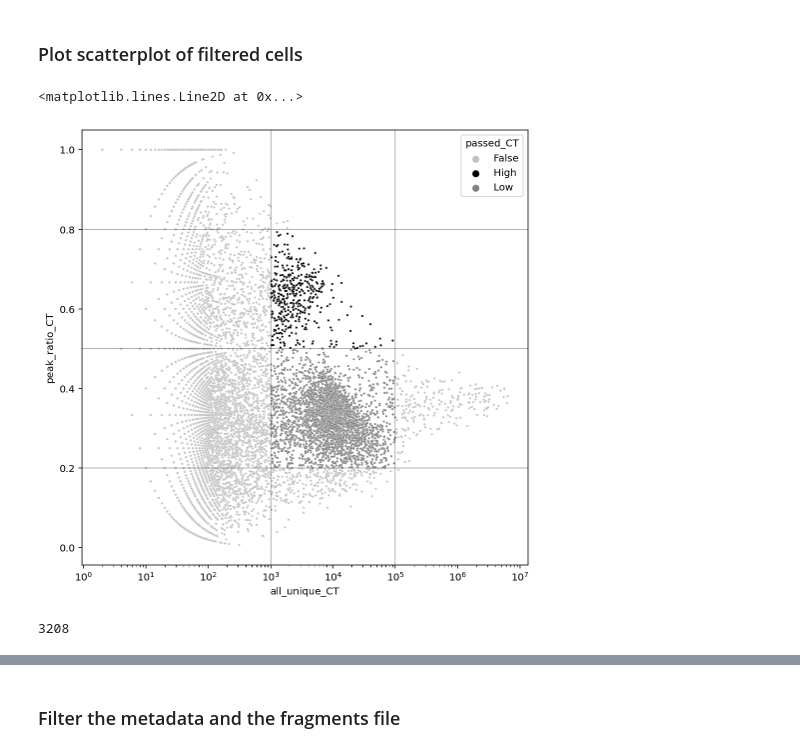
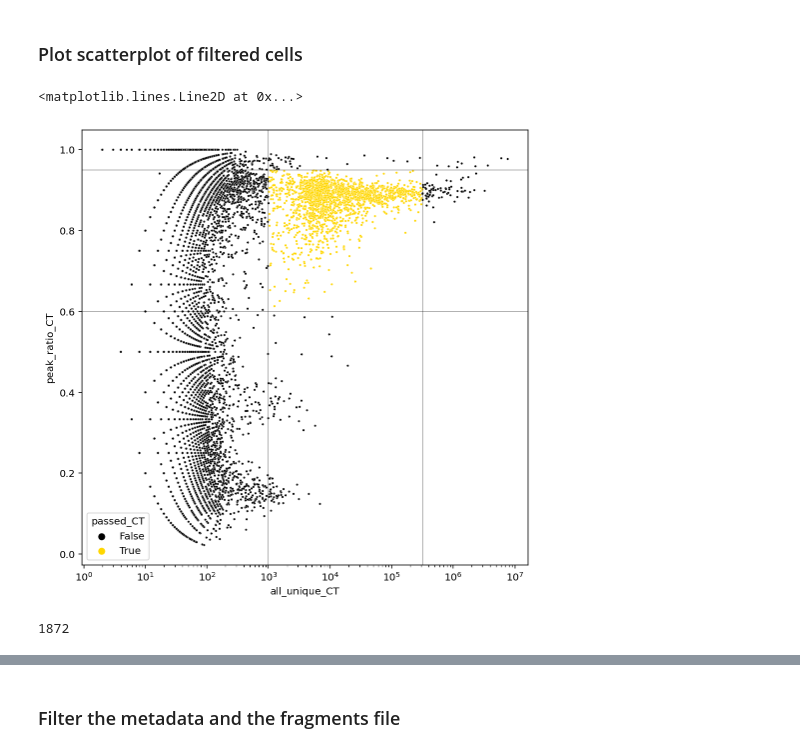
Before and after one commit to mkabbe/snATACnanoCT_AdultHumanCNS, a Jupyter notebook: src/CT_pre-processing/process_cellranger.ipynb, the cells around one changed output, grey strips where cells are left out. Saved outputs shown, nothing was run; the diff lists cells and outputs as text; code cells hidden in the pictures.

```diff
--- a/src/CT_pre-processing/process_cellranger.ipynb
+++ b/src/CT_pre-processing/process_cellranger.ipynb
@@ -33,6 +31,7 @@ metadata_file = "../CT_fragments/{}-singlecell.csv".format(ab_dict[antibody])
 # %%
 all_barcodes = pd.read_csv(all_barcode_files, sep="\t", header=None, index_col=False, names=["all_unique_CT", "barcode"])
-peak_barcodes = pd.read_csv(peak_barcodes_file, sep="\t", header=None, index_col=False, names=["peak_CT","barcode"])
+rlxd_peak_bcd = pd.read_csv(rlxd_peak_barcodes_file, sep="\t", header=None, index_col=False, names=["peak_CT","barcode"])
+strng_peak_bcd = pd.read_csv(strng_peak_barcodes_file, sep="\t", header=None, index_col=False, names=["peak_CT","barcode"])
 metadata = pd.read_csv(metadata_file, sep=",", header=0)
 # %%
 if "NO_BARCODE" in metadata.barcode.values:
@@ -41,23 +40,29 @@ if "NO_BARCODE" in metadata.barcode.values:
 metadata["logUMI"] = np.log10(metadata.passed_filters + 1)
 metadata["promoter_ratio_10x"] = (metadata.promoter_region_fragments + 1)/(metadata.passed_filters + 1)
 metadata["peak_region_ratio_10x"] = (metadata.peak_region_fragments + 1)/(metadata.passed_filters + 1)
-# %%
-bcd = pd.merge(peak_barcodes, all_barcodes)[["barcode", "all_unique_CT", "peak_CT"]]
-bcd["peak_ratio_CT"] = bcd.peak_CT / bcd.all_unique_CT
-
-metadata = pd.merge(metadata, bcd)
-metadata["passed_CT"] = "False"
+# %%
+rlxd_bcd = pd.merge(rlxd_peak_bcd, all_barcodes)[["barcode", "all_unique_CT", "peak_CT"]]
+strng_bcd = pd.merge(strng_peak_bcd, all_barcodes)[["barcode", "all_unique_CT", "peak_CT"]]
+rlxd_bcd["peak_ratio_CT"] = rlxd_bcd.peak_CT / rlxd_bcd.all_unique_CT
+strng_bcd["peak_ratio_CT"] = strng_bcd.peak_CT / strng_bcd.all_unique_CT
+
+metadata_rlx = pd.merge(metadata, rlxd_bcd)
+metadata_rlx["passed_CT"] = "False"
+metadata_str = pd.merge(metadata, strng_bcd)
+metadata_str["passed_CT"] = "False"
 # %% [markdown]
 ### Set thresholds for filtering
 # %%
 cutoff_reads_min = 10**3
-cutoff_read_max = 10**5
+cutoff_read_max = 10**5.5
 
 if antibody == "H3K27ac":
-    cutoff_peak_percentage_low = 0.2
-    cutoff_peak_percentage_medium = 0.5
+    cutoff_peak_percentage_low = 0.6
+    cutoff_peak_percentage_high = 0.95
+elif antibody == "H3K4me3":
+    cutoff_peak_percentage_low = 0.5
+    cutoff_peak_percentage_high = 0.98
+elif antibody == "H3K27me3":
+    cutoff_peak_percentage_low = 0.4
     cutoff_peak_percentage_high = 0.8
-elif antibody == "H3K4me3":
-    cutoff_peak_percentage_low = 0.2
-    cutoff_peak_percentage_high = 0.98
 # %%
@@ -78,18 +78,17 @@ metadata.loc[(metadata.all_unique_CT > cutoff_reads_min) &
 # %% [markdown]
 ### Plot scatterplot of filtered cells
 # %%
-cell_plot = sns.scatterplot(data=metadata, x="all_unique_CT", y="peak_ratio_CT",
-                            hue="passed_CT", palette=["silver", "black", "grey"], s=5)
+cell_plot = sns.scatterplot(data=metadata_str, x="all_unique_CT", y="peak_ratio_CT",
+                            hue="passed_CT", palette=["black", "gold"], s=5)
 cell_plot.set(xscale="log")
 plt.axhline(y = cutoff_peak_percentage_low, color='black', linewidth=1, alpha=.3)
-plt.axhline(y = cutoff_peak_percentage_medium, color='black', linewidth=1, alpha=.3)
 plt.axhline(y = cutoff_peak_percentage_high, color='black', linewidth=1, alpha=.3)
 plt.axvline(x = cutoff_reads_min, color='black', linewidth=1, alpha=.3)
 plt.axvline(x = cutoff_read_max, color='black', linewidth=1, alpha=.3)
 # %% [output]
 <matplotlib.lines.Line2D at 0x...>
-[figure, old version]
+[figure, new version]
-# %%
-len(metadata[metadata.passed_CT=="Low"])
-# %% [output]
-3208
+# %%
+len(metadata_str[metadata_str.passed_CT==True])
+# %% [output]
+1872
```
Also changed, not shown: parts of 14 cells of this notebook, 7 other files.
